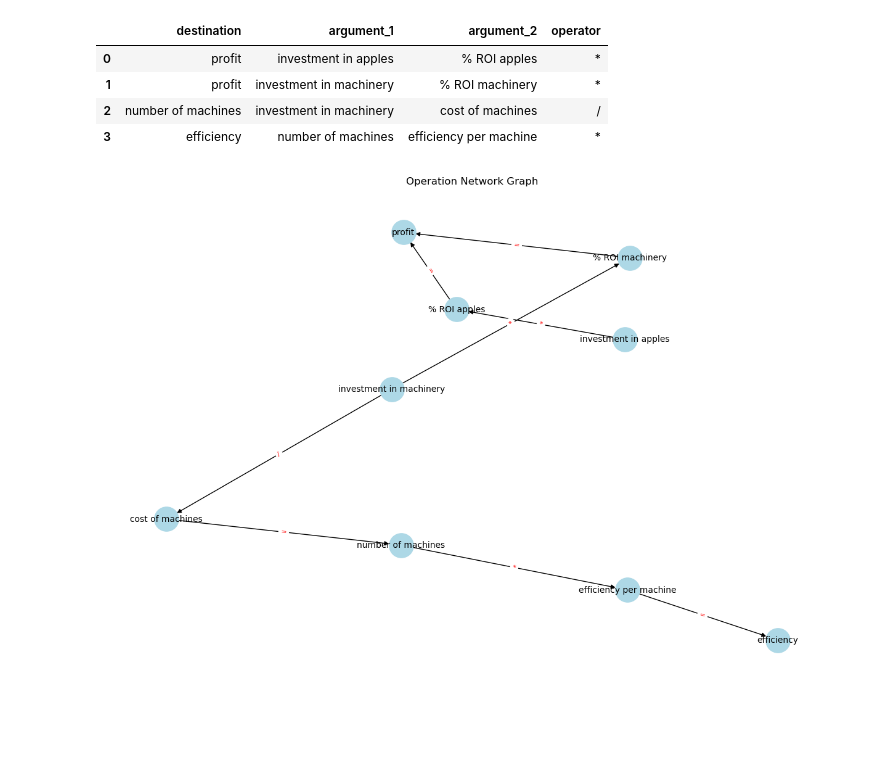
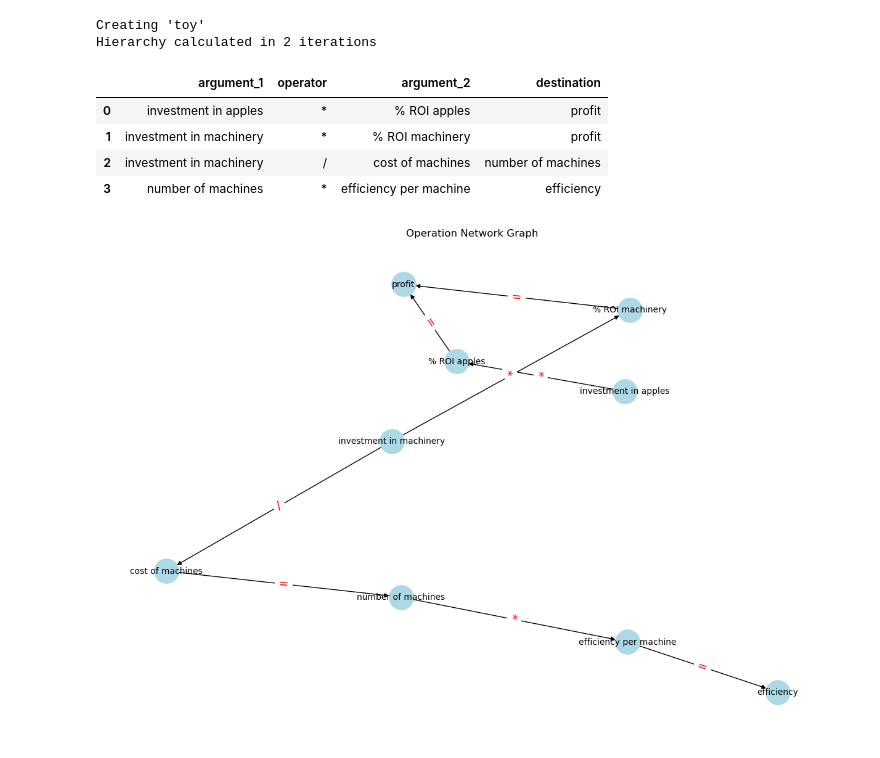
Before and after one commit to ymmath/trbs, a Jupyter notebook: model/dependency_tree_playground.ipynb, the cells around one changed output. Drawn from its saved outputs; the diff is of its cells as text; code cells hidden in the pictures; blank space fills up the shorter version.

Commit message:
Made modifications to the exercise files according to the notebook and new template format.

```diff
--- a/model/dependency_tree_playground.ipynb
+++ b/model/dependency_tree_playground.ipynb
@@ -5,14 +34,24 @@ import matplotlib.pyplot as plt
 # %%
 # Read the CSV file
 data = pd.read_csv('data/toy/csv/dependencies.csv')
+
+path = Path.cwd() / 'data'
+file_format = 'xlsx'
+name = 'toy'
+
+case = TheResponsibleBusinessSimulator(path, file_format, name)
+case.build()
+data = pd.DataFrame({'argument_1': case.input_dict['argument_1'], 'operator': case.input_dict['operator'],
+              'argument_2': case.input_dict['argument_2'], 'destination': case.input_dict['destination']})
+data
+# %% [output]
+Creating 'toy'
+Hierarchy calculated in 2 iterations
+|  | argument_1 | operator | argument_2 | destination |
+| 0 | investment in apples | * | % ROI apples | profit |
+| 1 | investment in machinery | * | % ROI machinery | profit |
+| 2 | investment in machinery | / | cost of machines | number of machines |
+| 3 | number of machines | * | efficiency per machine | efficiency |
-# %%
-data
-# %% [output]
-|  | destination | argument_1 | argument_2 | operator |
-| 0 | profit | investment in apples | % ROI apples | * |
-| 1 | profit | investment in machinery | % ROI machinery | * |
-| 2 | number of machines | investment in machinery | cost of machines | / |
-| 3 | efficiency | number of machines | efficiency per machine | * |
 # %%
 # Initialize a directed graph
 G = nx.DiGraph()
```
Also changed, not shown: parts of 11 cells of this notebook, 1 other file.
